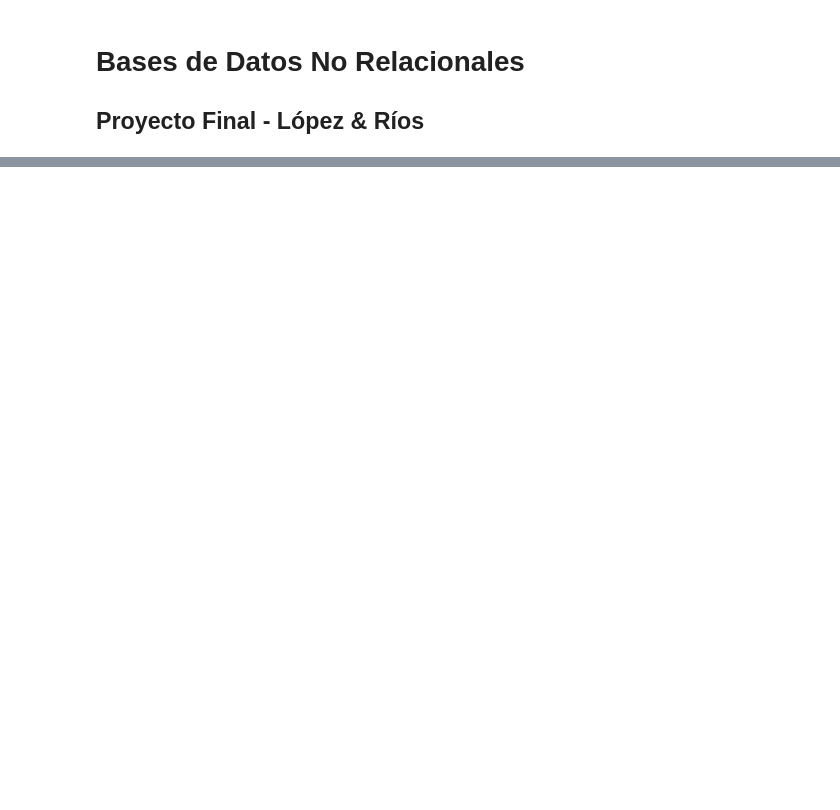
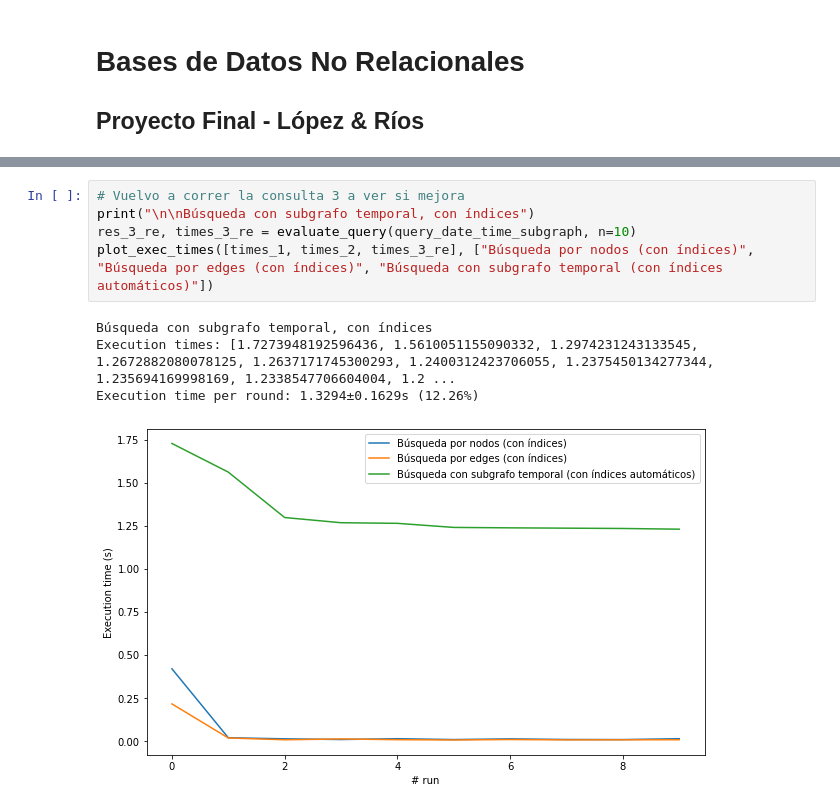
Before and after one commit to DonBraulio/WeatherGraphDB, a Jupyter notebook: BDNR2022_Proyecto_Final.ipynb, the cells around one changed output, grey strips where cells are left out. Drawn from its saved outputs; the diff is of its cells as text; blank space fills up the shorter version.

```diff
--- a/BDNR2022_Proyecto_Final.ipynb
+++ b/BDNR2022_Proyecto_Final.ipynb
@@ -104,0 +408,10 @@ Execution time: 14.634455966949464 seconds
+# %%
+# Vuelvo a correr la consulta 3 a ver si mejora
+print("\n\nBúsqueda con subgrafo temporal, con índices")
+res_3_re, times_3_re = evaluate_query(query_date_time_subgraph, n=10)
+plot_exec_times([times_1, times_2, times_3_re], ["Búsqueda por nodos (con índices)", "Búsqueda por edges (con índices)", "Búsqueda con subgrafo temporal (con índices automáticos)"])
+# %% [output]
+Búsqueda con subgrafo temporal, con índices
+Execution times: [1.7273948192596436, 1.5610051155090332, 1.2974231243133545, 1.2672882080078125, 1.2637171745300293, 1.2400312423706055, 1.2375450134277344, 1.235694169998169, 1.2338547706604004, 1.2 ...
+Execution time per round: 1.3294±0.1629s (12.26%)
+[figure, added]
```
Also changed, not shown: parts of 30 cells of this notebook.
